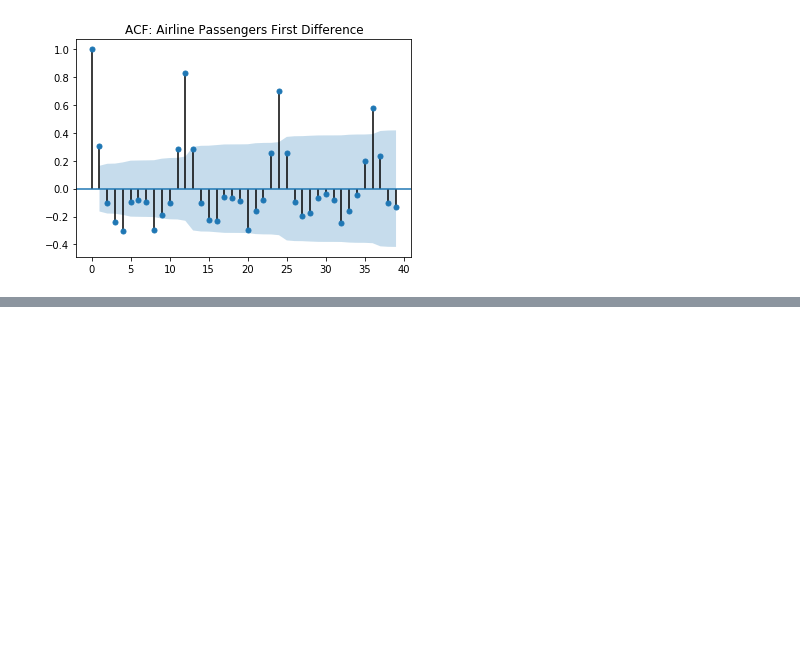
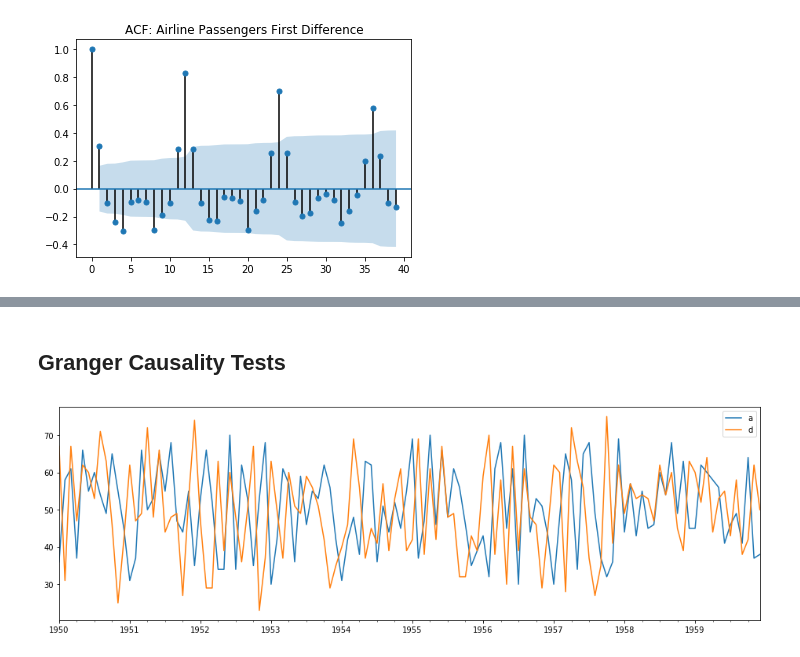
Before and after one commit to ywchiu/ctbcpy, a Jupyter notebook: Demo20190506.ipynb, the cells around one changed output, grey strips where cells are left out. Cells and saved outputs as stored; diff of their text form; code cells hidden in the pictures; blank space fills up the shorter version.

```diff
--- a/Demo20190506.ipynb
+++ b/Demo20190506.ipynb
@@ -468,0 +552,9 @@ plot_acf(df1['d1'].dropna(),title=title,lags=np.arange(lags));
+# %% [markdown]
+## Granger Causality Tests
+# %%
+df3 = pd.read_csv('https://raw.githubusercontent.com/ywchiu/ctbcpy/master/data/samples.csv',index_col=0,parse_dates=True)
+
+df3.index.freq = 'MS'
+df3[['a','d']].plot(figsize=(16,5));
+# %% [output]
+[figure, added]
```
Also changed, not shown: parts of 32 cells of this notebook.
